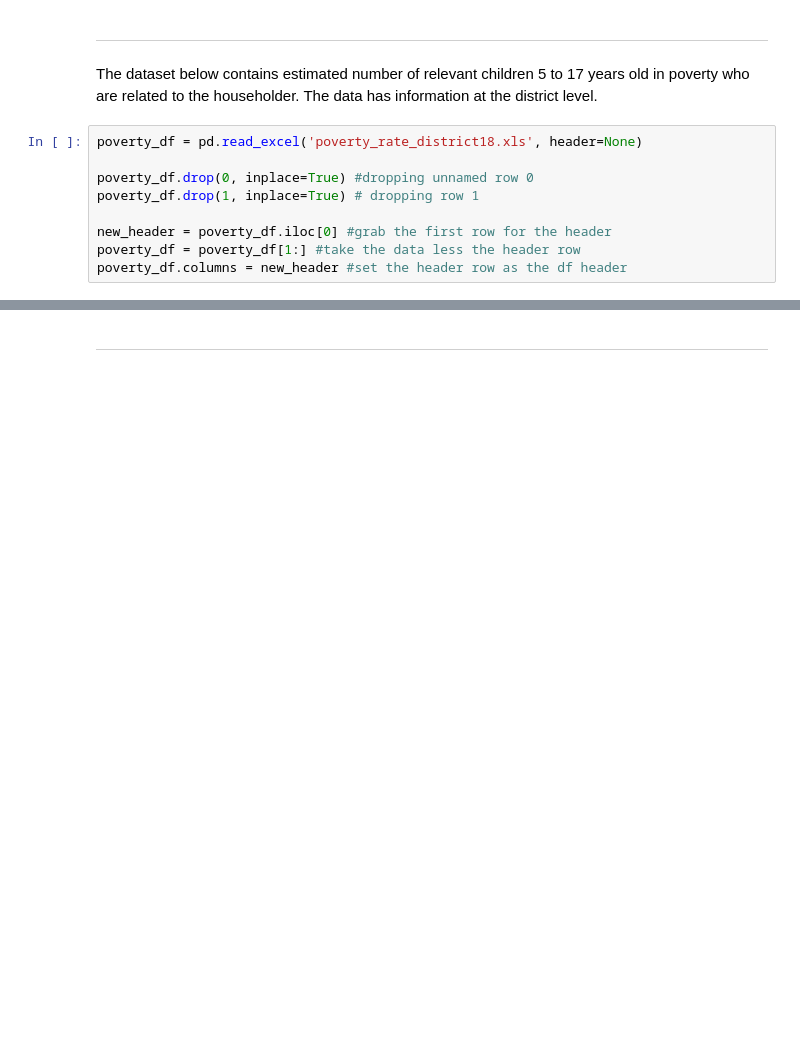
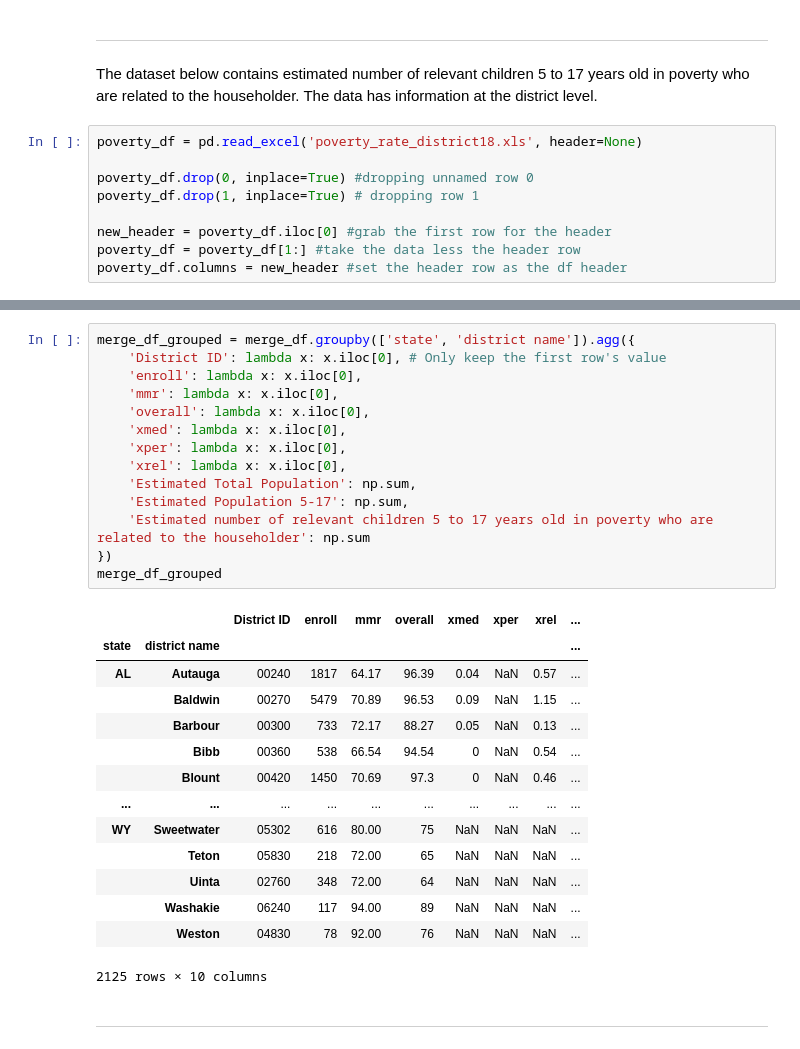
Before and after one commit to gabriellewald/springboard-coursework, a Jupyter notebook: vaccination_project/Capstone2_vaccination_project.ipynb, the cells around one changed output, grey strips where cells are left out. Saved outputs shown, nothing was run; the diff lists cells and outputs as text; blank space fills up the shorter version.

```diff
--- a/vaccination_project/Capstone2_vaccination_project.ipynb
+++ b/vaccination_project/Capstone2_vaccination_project.ipynb
@@ -183,2 +199,31 @@ poverty_df[poverty_df['matches'] == True]
+# %%
+merge_df_grouped = merge_df.groupby(['state', 'district name']).agg({
+    'District ID': lambda x: x.iloc[0], # Only keep the first row's value
+    'enroll': lambda x: x.iloc[0],
+    'mmr': lambda x: x.iloc[0],
+    'overall': lambda x: x.iloc[0],
+    'xmed': lambda x: x.iloc[0],
+    'xper': lambda x: x.iloc[0],
+    'xrel': lambda x: x.iloc[0],
+    'Estimated Total Population': np.sum,
+    'Estimated Population 5-17': np.sum,
+    'Estimated number of relevant children 5 to 17 years old in poverty who are related to the householder': np.sum
+})
+merge_df_grouped
+# %% [output]
+|  |  | District ID | enroll | mmr | overall | xmed | xper | xrel | ... |
+| state | district name |  |  |  |  |  |  |  | ... |
+| AL | Autauga | 00240 | 1817 | 64.17 | 96.39 | 0.04 | NaN | 0.57 | ... |
+|  | Baldwin | 00270 | 5479 | 70.89 | 96.53 | 0.09 | NaN | 1.15 | ... |
+|  | Barbour | 00300 | 733 | 72.17 | 88.27 | 0.05 | NaN | 0.13 | ... |
+|  | Bibb | 00360 | 538 | 66.54 | 94.54 | 0 | NaN | 0.54 | ... |
+|  | Blount | 00420 | 1450 | 70.69 | 97.3 | 0 | NaN | 0.46 | ... |
+| ... | ... | ... | ... | ... | ... | ... | ... | ... | ... |
+| WY | Sweetwater | 05302 | 616 | 80.00 | 75 | NaN | NaN | NaN | ... |
+|  | Teton | 05830 | 218 | 72.00 | 65 | NaN | NaN | NaN | ... |
+|  | Uinta | 02760 | 348 | 72.00 | 64 | NaN | NaN | NaN | ... |
+|  | Washakie | 06240 | 117 | 94.00 | 89 | NaN | NaN | NaN | ... |
+|  | Weston | 04830 | 78 | 92.00 | 76 | NaN | NaN | NaN | ... |
+2125 rows × 10 columns
 # %% [markdown]
 -------------
```
Also changed, not shown: parts of 11 cells of this notebook.
